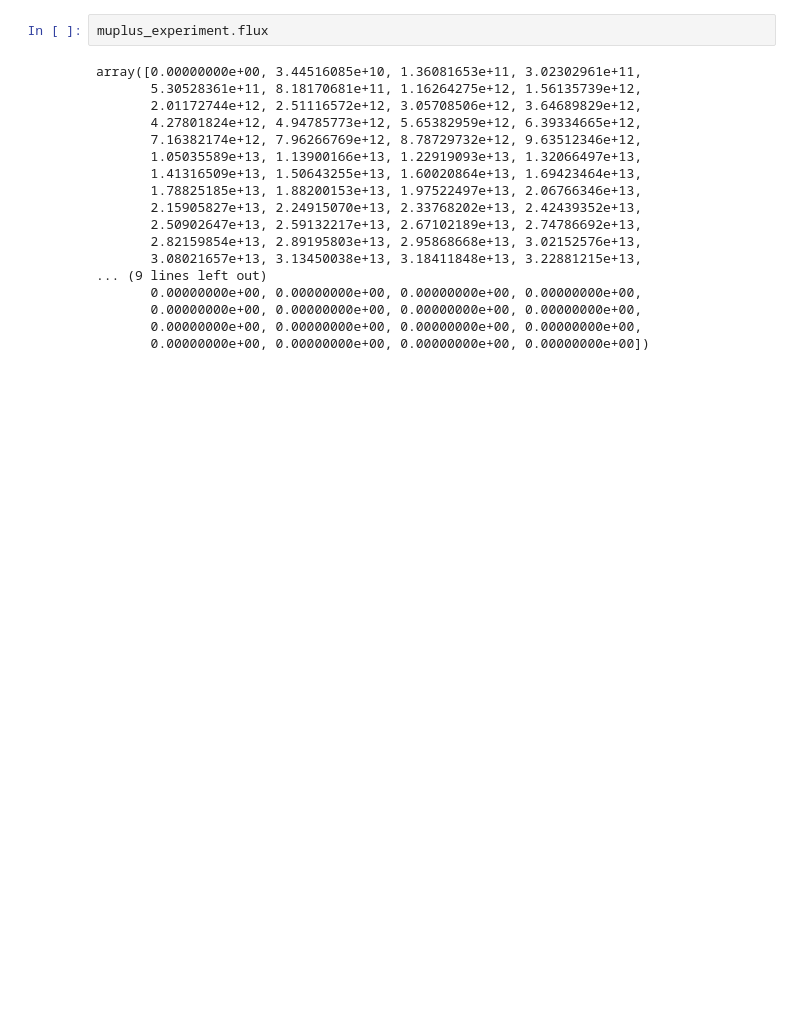
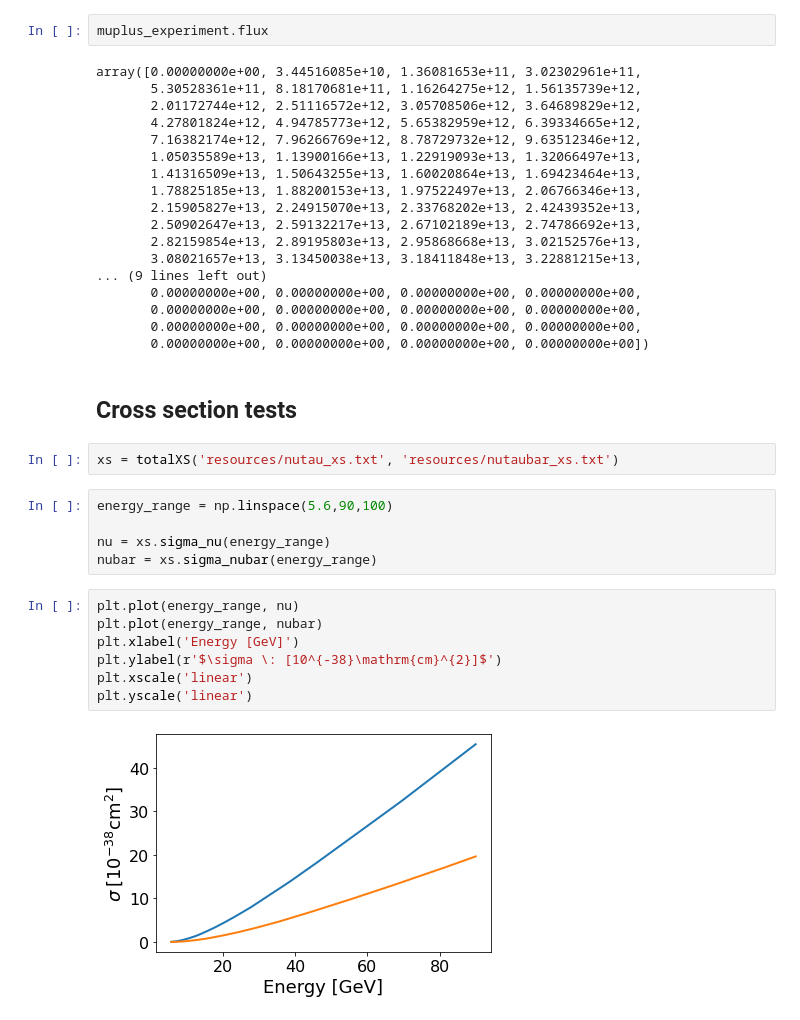
Before and after one commit to alexwenym/NeutrinoFactoryTauAppearance, a Jupyter notebook: Sandbox.ipynb, the cells around one changed output. Drawn from its saved outputs; the diff is of its cells as text; blank space fills up the shorter version.

Commit message:
cross sections verification

```diff
--- a/Sandbox.ipynb
+++ b/Sandbox.ipynb
@@ -143,3 +144,21 @@ array([0.00000000e+00, 3.44516085e+10, 1.36081653e+11, 3.02302961e+11,
        0.00000000e+00, 0.00000000e+00, 0.00000000e+00, 0.00000000e+00,
        0.00000000e+00, 0.00000000e+00, 0.00000000e+00, 0.00000000e+00,
        0.00000000e+00, 0.00000000e+00, 0.00000000e+00, 0.00000000e+00])
+# %% [markdown]
+## Cross section tests
+# %%
+xs = totalXS('resources/nutau_xs.txt', 'resources/nutaubar_xs.txt')
+# %%
+energy_range = np.linspace(5.6,90,100)
+
+nu = xs.sigma_nu(energy_range)
+nubar = xs.sigma_nubar(energy_range)
+# %%
+plt.plot(energy_range, nu)
+plt.plot(energy_range, nubar)
+plt.xlabel('Energy [GeV]')
+plt.ylabel(r'$\sigma \: [10^{-38}\mathrm{cm}^{2}]$')
+plt.xscale('linear')
+plt.yscale('linear')
+# %% [output]
+[figure, added]
```
Also changed, not shown: parts of 1 cell of this notebook, 1 other file.
